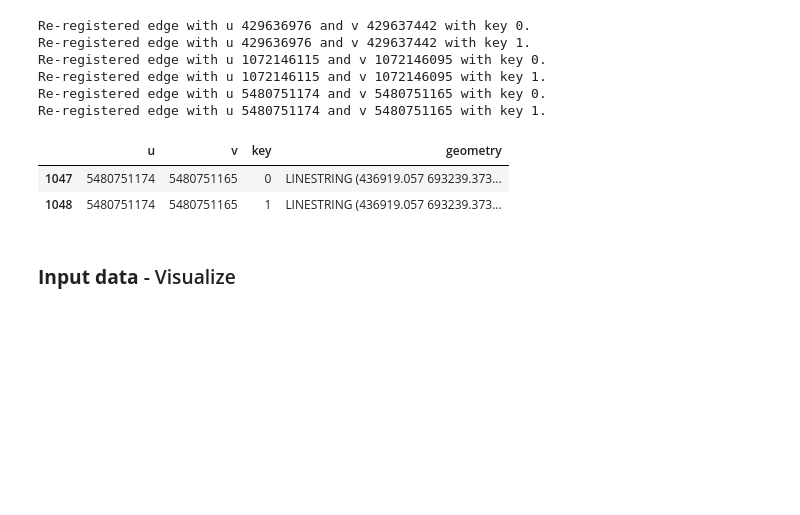
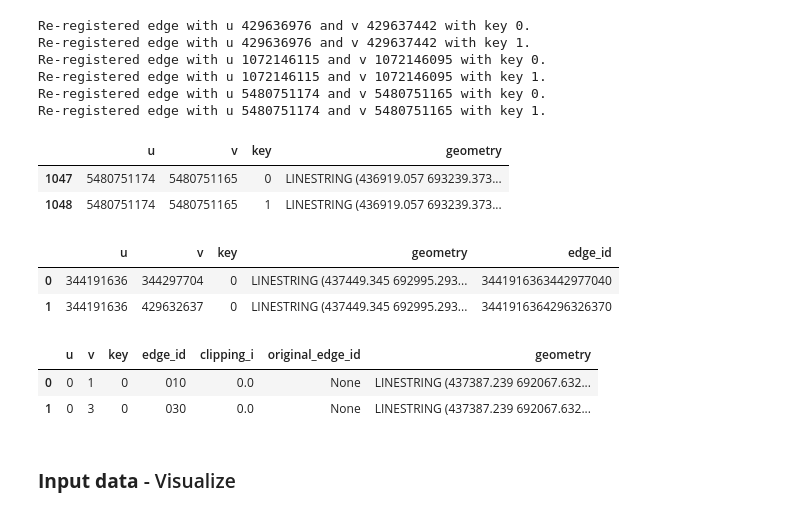
Before and after one commit to Observatorio-Ciudades/accesibilidad-urbana, a Jupyter notebook: notebooks/projects/volvo/09_tessellations_boeing_ntw_join_pt2.ipynb, the cells around one changed output. Cells and saved outputs as stored; diff of their text form; code cells hidden in the pictures; blank space fills up the shorter version.

```diff
--- a/notebooks/projects/volvo/09_tessellations_boeing_ntw_join_pt2.ipynb
+++ b/notebooks/projects/volvo/09_tessellations_boeing_ntw_join_pt2.ipynb
@@ -173,6 +184,11 @@ if comp_uncovered_edges.crs != projected_crs:
         comp_uncovered_edges = comp_uncovered_edges.to_crs(projected_crs)
         print("Transformed CRS to projected_crs.")
 
+# Set unique identifiers to int
+comp_uncovered_edges['u'] = comp_uncovered_edges['u'].astype('int')
+comp_uncovered_edges['v'] = comp_uncovered_edges['v'].astype('int')
+comp_uncovered_edges['key'] = comp_uncovered_edges['key'].astype('int')
+
 # Show
 print(comp_uncovered_edges.crs)
 print(comp_uncovered_edges.shape)
@@ -265,6 +284,46 @@ test
 # %%
 # Update original boeing_edges
 boeing_edges = new_boeing_edges.copy()
+# %%
+# EDGE IDs check
+edge_ids_check = boeing_edges.copy()
+
+# Create unique ID for each edge using u+v+key
+edge_ids_check['u'] = edge_ids_check['u'].astype('str')
+edge_ids_check['v'] = edge_ids_check['v'].astype('str')
+edge_ids_check['key'] = edge_ids_check['key'].astype('str')
+edge_ids_check['edge_id'] = edge_ids_check['u']+edge_ids_check['v']+edge_ids_check['key']
+# Return 'u','v' and 'key' to int
+edge_ids_check['u'] = edge_ids_check['u'].astype('int')
+edge_ids_check['v'] = edge_ids_check['v'].astype('int')
+edge_ids_check['v'] = edge_ids_check['v'].astype('int')
+
+# Show
+edge_ids_check.head(2)
+# %% [output]
+|  | u | v | key | geometry | edge_id |
+| 0 | 344191636 | 344297704 | 0 | LINESTRING (437449.345 692995.293... | 3441916363442977040 |
+| 1 | 344191636 | 429632637 | 0 | LINESTRING (437449.345 692995.293... | 3441916364296326370 |
+# %%
+# EDGE IDs check
+edge_ids_check = comp_uncovered_edges.copy()
+
+# Create unique ID for each edge using u+v+key
+edge_ids_check['u'] = edge_ids_check['u'].astype('str')
+edge_ids_check['v'] = edge_ids_check['v'].astype('str')
+edge_ids_check['key'] = edge_ids_check['key'].astype('str')
+edge_ids_check['edge_id'] = edge_ids_check['u']+edge_ids_check['v']+edge_ids_check['key']
+# Return 'u','v' and 'key' to int
+edge_ids_check['u'] = edge_ids_check['u'].astype('int')
+edge_ids_check['v'] = edge_ids_check['v'].astype('int')
+edge_ids_check['v'] = edge_ids_check['v'].astype('int')
+
+# Show
+edge_ids_check.head(2)
+# %% [output]
+|  | u | v | key | edge_id | clipping_i | original_edge_id | geometry |
+| 0 | 0 | 1 | 0 | 010 | 0.0 | None | LINESTRING (437387.239 692067.632... |
+| 1 | 0 | 3 | 0 | 030 | 0.0 | None | LINESTRING (437387.239 692067.632... |
 # %% [markdown]
 ### __Input data__ - Visualize
 # %%
```
Also changed, not shown: parts of 50 cells of this notebook.
